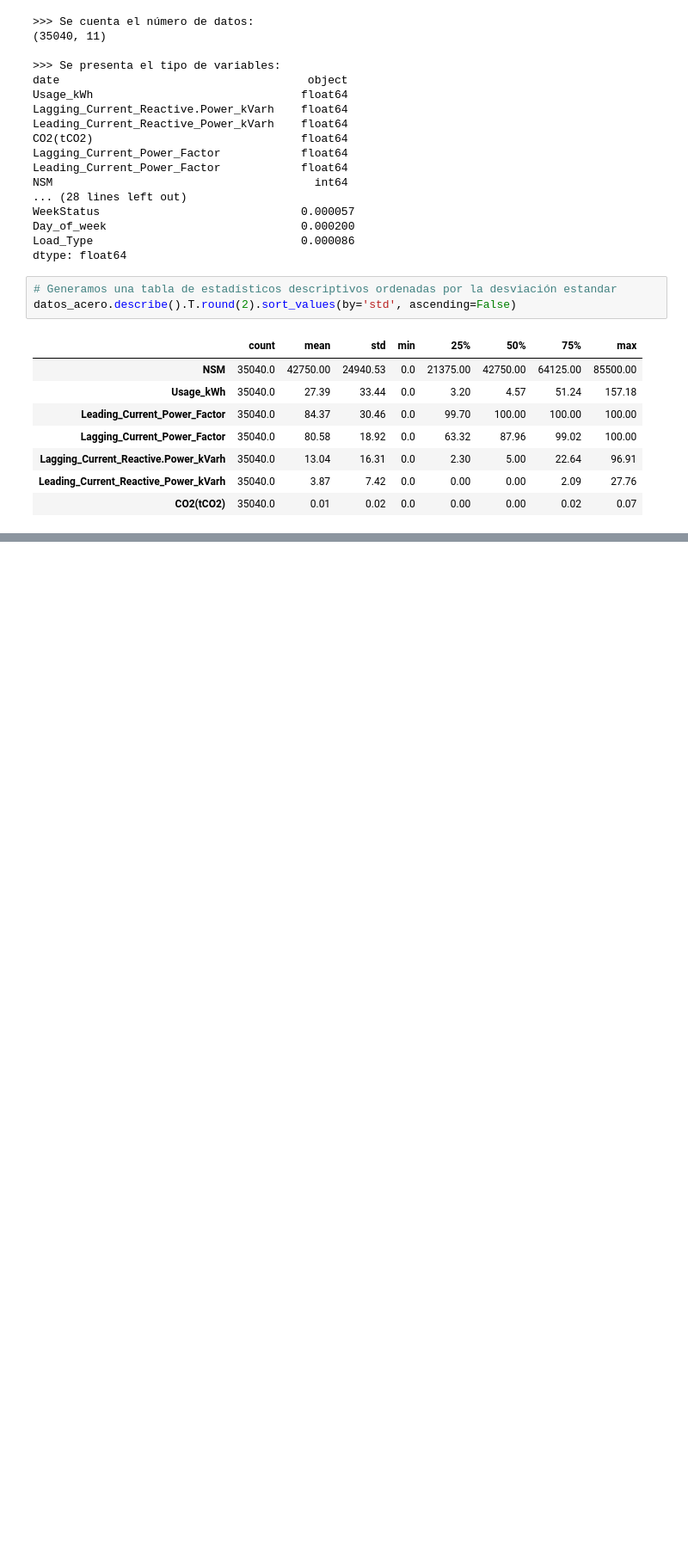
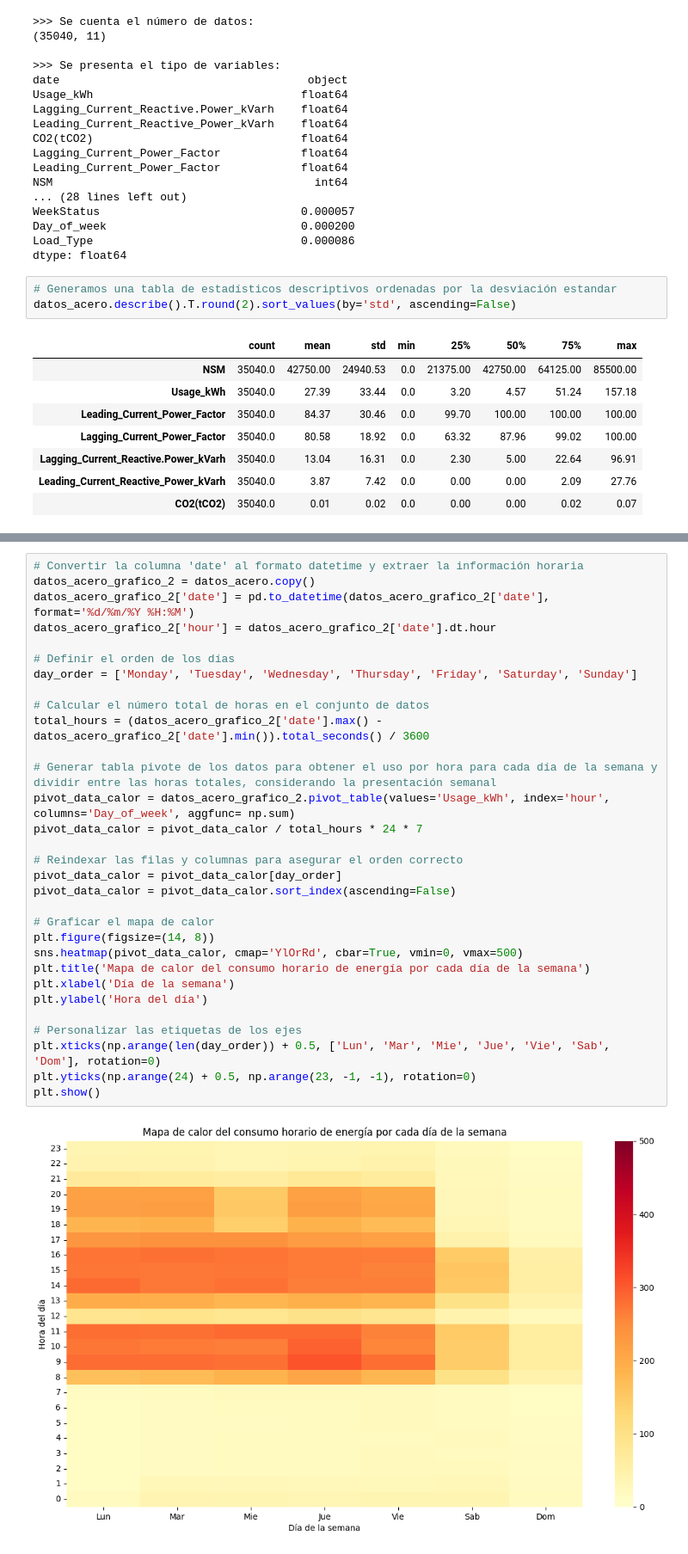
Before and after one commit to luis-huacho/INF648-Proy-Curso-2024-01, a Jupyter notebook: Graficos_Steel_Plant.ipynb, the cells around one changed output, grey strips where cells are left out. Shown: that part at 86% size. Saved outputs shown, nothing was run; the diff lists cells and outputs as text; blank space fills up the shorter version.

```diff
--- a/Graficos_Steel_Plant.ipynb
+++ b/Graficos_Steel_Plant.ipynb
@@ -116,3 +116,36 @@ plt.show()
 # %% [output]
 [figure]
 [figure]
+# %%
+# Convertir la columna 'date' al formato datetime y extraer la información horaria
+datos_acero_grafico_2 = datos_acero.copy()
+datos_acero_grafico_2['date'] = pd.to_datetime(datos_acero_grafico_2['date'], format='%d/%m/%Y %H:%M')
+datos_acero_grafico_2['hour'] = datos_acero_grafico_2['date'].dt.hour
+
+# Definir el orden de los días
+day_order = ['Monday', 'Tuesday', 'Wednesday', 'Thursday', 'Friday', 'Saturday', 'Sunday']
+
+# Calcular el número total de horas en el conjunto de datos
+total_hours = (datos_acero_grafico_2['date'].max() - datos_acero_grafico_2['date'].min()).total_seconds() / 3600
+
+# Generar tabla pivote de los datos para obtener el uso por hora para cada día de la semana y dividir entre las horas totales, considerando la presentación semanal
+pivot_data_calor = datos_acero_grafico_2.pivot_table(values='Usage_kWh', index='hour', columns='Day_of_week', aggfunc= np.sum)
+pivot_data_calor = pivot_data_calor / total_hours * 24 * 7
+
+# Reindexar las filas y columnas para asegurar el orden correcto
+pivot_data_calor = pivot_data_calor[day_order]
+pivot_data_calor = pivot_data_calor.sort_index(ascending=False)
+
+# Graficar el mapa de calor
+plt.figure(figsize=(14, 8))
+sns.heatmap(pivot_data_calor, cmap='YlOrRd', cbar=True, vmin=0, vmax=500)
+plt.title('Mapa de calor del consumo horario de energía por cada día de la semana')
+plt.xlabel('Día de la semana')
+plt.ylabel('Hora del día')
+
+# Personalizar las etiquetas de los ejes
+plt.xticks(np.arange(len(day_order)) + 0.5, ['Lun', 'Mar', 'Mie', 'Jue', 'Vie', 'Sab', 'Dom'], rotation=0)
+plt.yticks(np.arange(24) + 0.5, np.arange(23, -1, -1), rotation=0)
+plt.show()
+# %% [output]
+[figure, added]
```
Also changed, not shown: parts of 7 cells of this notebook.
